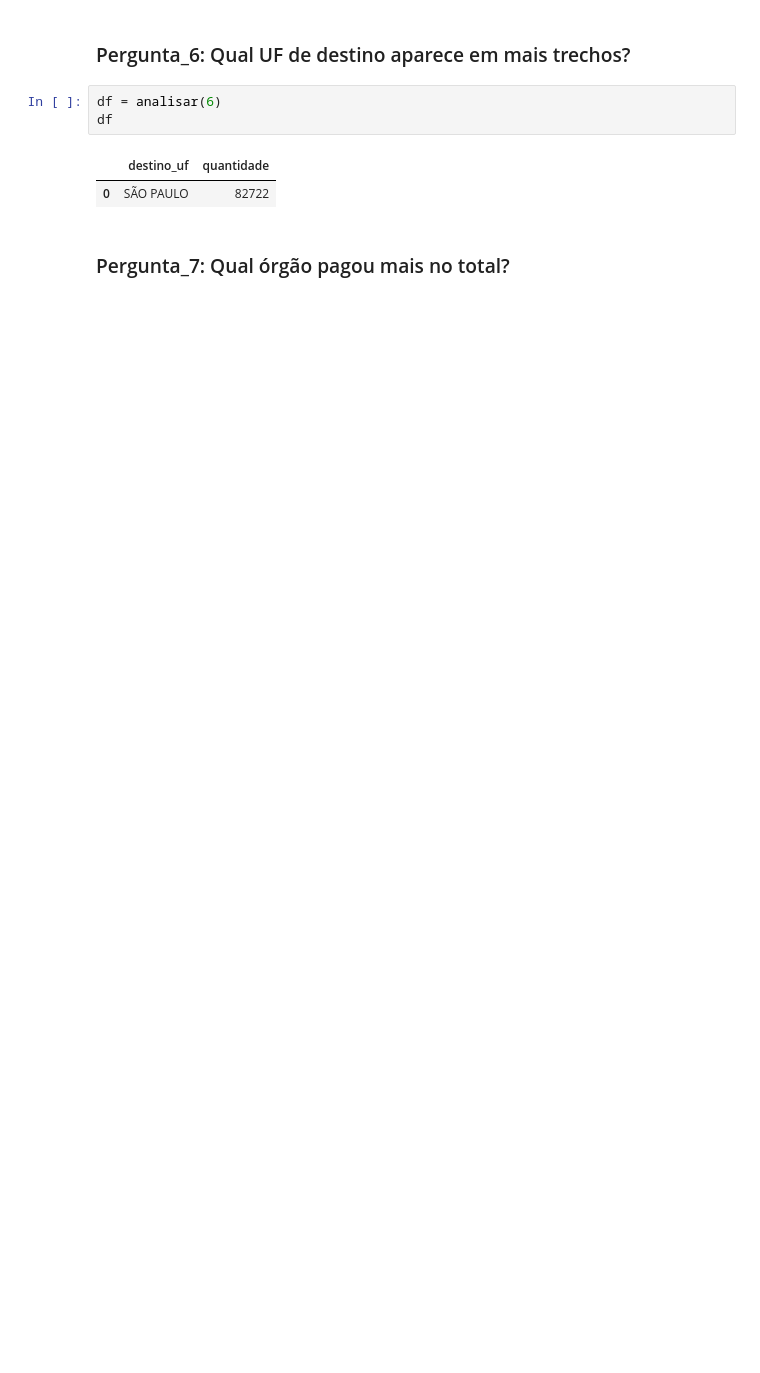
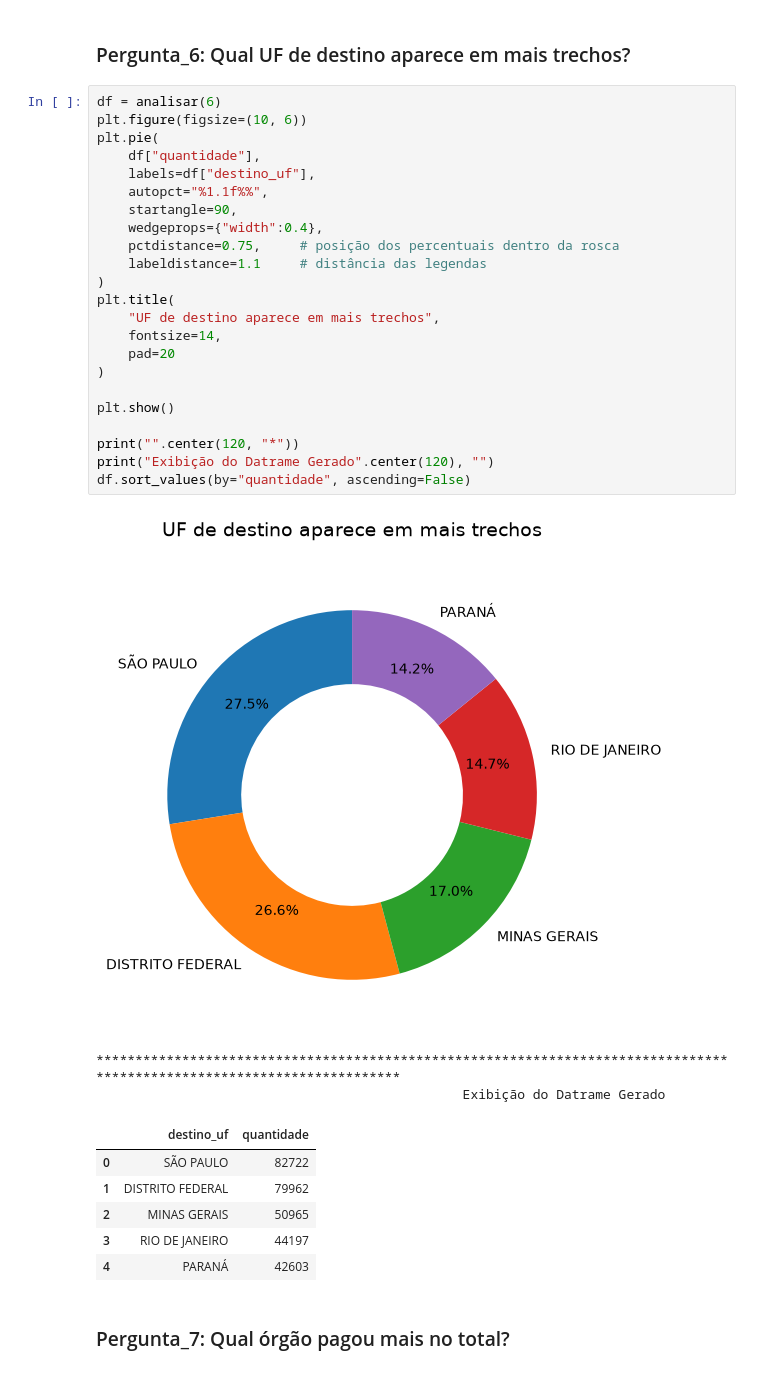
Before and after one commit to hicarocalliari/Projeto_final_SCTEC, a Jupyter notebook: notebooks/analise.ipynb, the cells around one changed output. Cells and saved outputs as stored; diff of their text form; blank space fills up the shorter version.

```diff
--- a/notebooks/analise.ipynb
+++ b/notebooks/analise.ipynb
@@ -167,10 +277,37 @@ df
 ### Pergunta_6: Qual UF de destino aparece em mais trechos?
 # %%
 df = analisar(6)
-df
+plt.figure(figsize=(10, 6))
+plt.pie(
+    df["quantidade"],
+    labels=df["destino_uf"],
+    autopct="%1.1f%%",
+    startangle=90,
+    wedgeprops={"width":0.4},
+    pctdistance=0.75,     # posição dos percentuais dentro da rosca
+    labeldistance=1.1     # distância das legendas
+)
+plt.title(
+    "UF de destino aparece em mais trechos",
+    fontsize=14,
+    pad=20
+)
+
+plt.show()
+
+print("".center(120, "*"))
+print("Exibição do Datrame Gerado".center(120), "")
+df.sort_values(by="quantidade", ascending=False)
 # %% [output]
+[figure, added]
+************************************************************************************************************************
+                                               Exibição do Datrame Gerado
 |  | destino_uf | quantidade |
 | 0 | SÃO PAULO | 82722 |
+| 1 | DISTRITO FEDERAL | 79962 |
+| 2 | MINAS GERAIS | 50965 |
+| 3 | RIO DE JANEIRO | 44197 |
+| 4 | PARANÁ | 42603 |
 # %% [markdown]
 ### Pergunta_7: Qual órgão pagou mais no total?
 # %%
```
Also changed, not shown: parts of 7 cells of this notebook, 5 other files.
